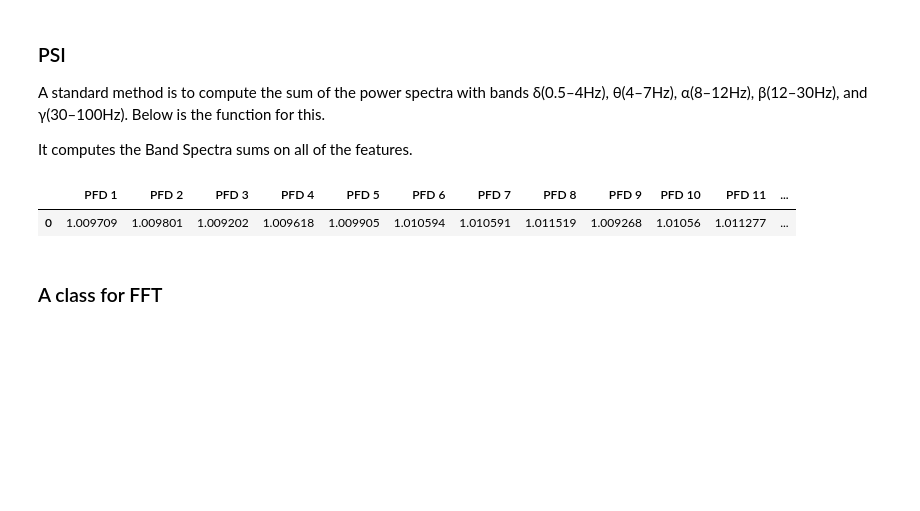
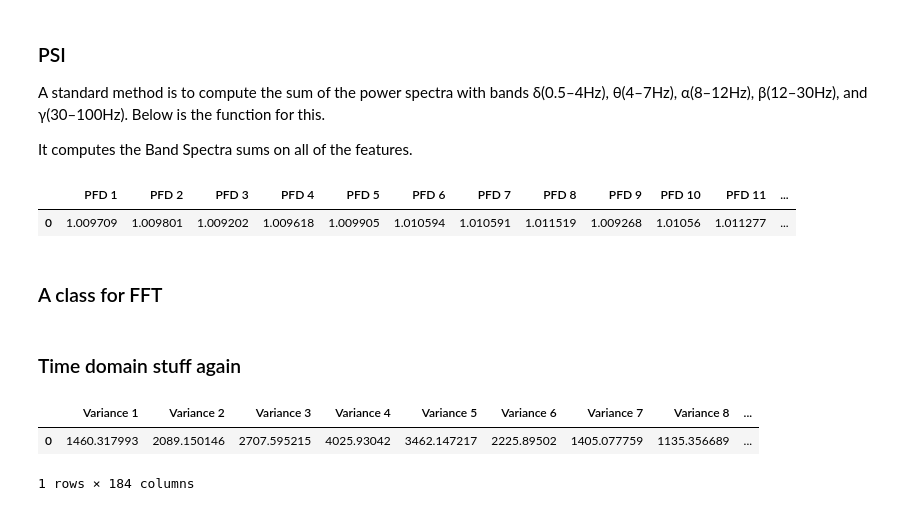
Before and after one commit to MrChristophRivera/KaggleEEG, a Jupyter notebook: notebooks/ExploratoryNotebook2_chris.ipynb, the cells around one changed output. Drawn from its saved outputs; the diff is of its cells as text; code cells hidden in the pictures; blank space fills up the shorter version.

Commit message:
wrote some time series extraction features

```diff
--- a/notebooks/ExploratoryNotebook2_chris.ipynb
+++ b/notebooks/ExploratoryNotebook2_chris.ipynb
@@ -462,3 +462,11 @@ def extract_fft_features(time_series):
     return FFT_Features(time_series).features
 # %%
 res = extract_fft_features(ts)
+# %% [markdown]
+### Time domain stuff again
+# %%
+extract_time_domain_parameters(ts)
+# %% [output]
+|  | Variance 1 | Variance 2 | Variance 3 | Variance 4 | Variance 5 | Variance 6 | Variance 7 | Variance 8 | ... |
+| 0 | 1460.317993 | 2089.150146 | 2707.595215 | 4025.93042 | 3462.147217 | 2225.89502 | 1405.077759 | 1135.356689 | ... |
+1 rows × 184 columns
```
Also changed, not shown: parts of 1 cell of this notebook, 1 other file.
